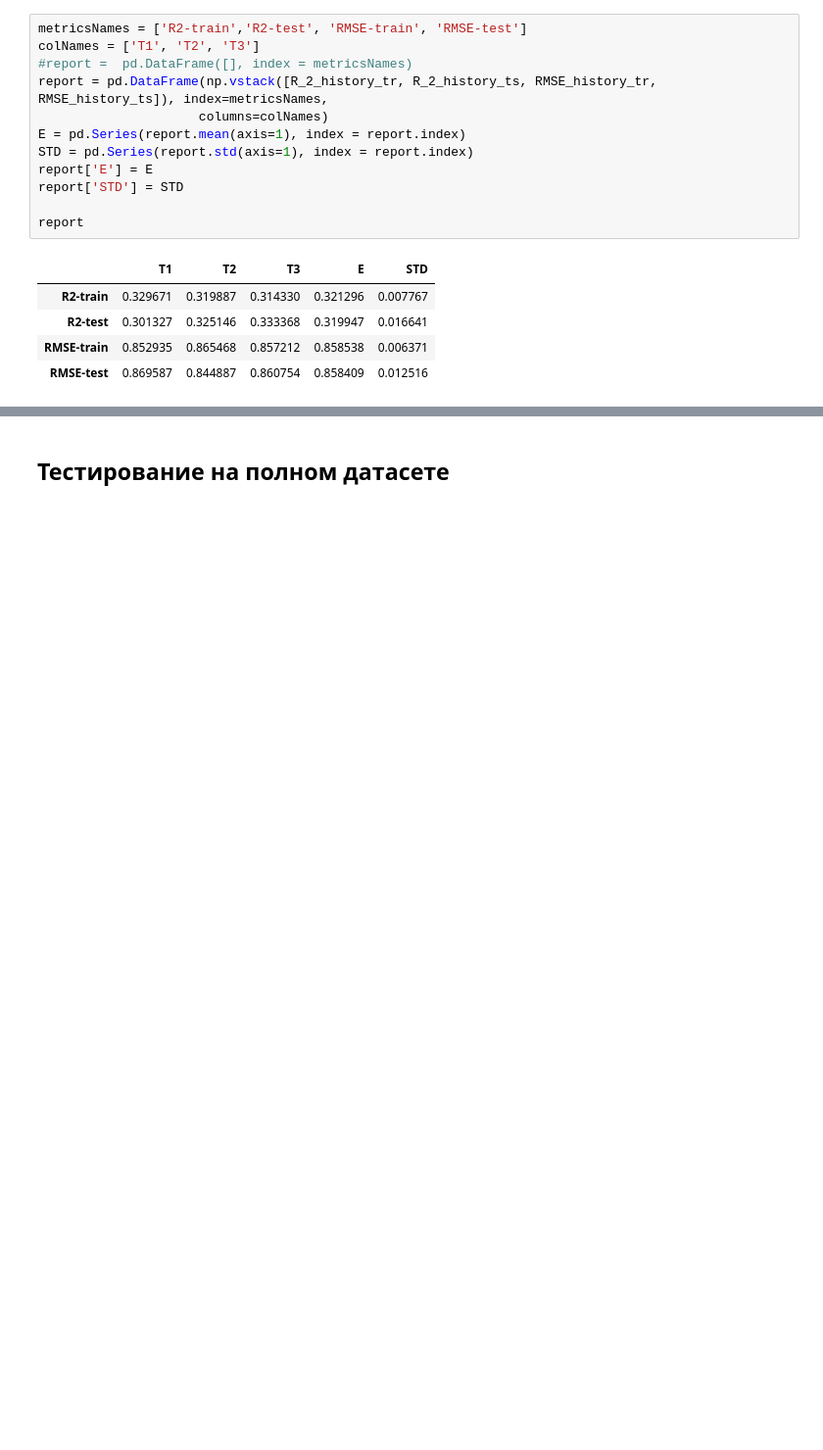
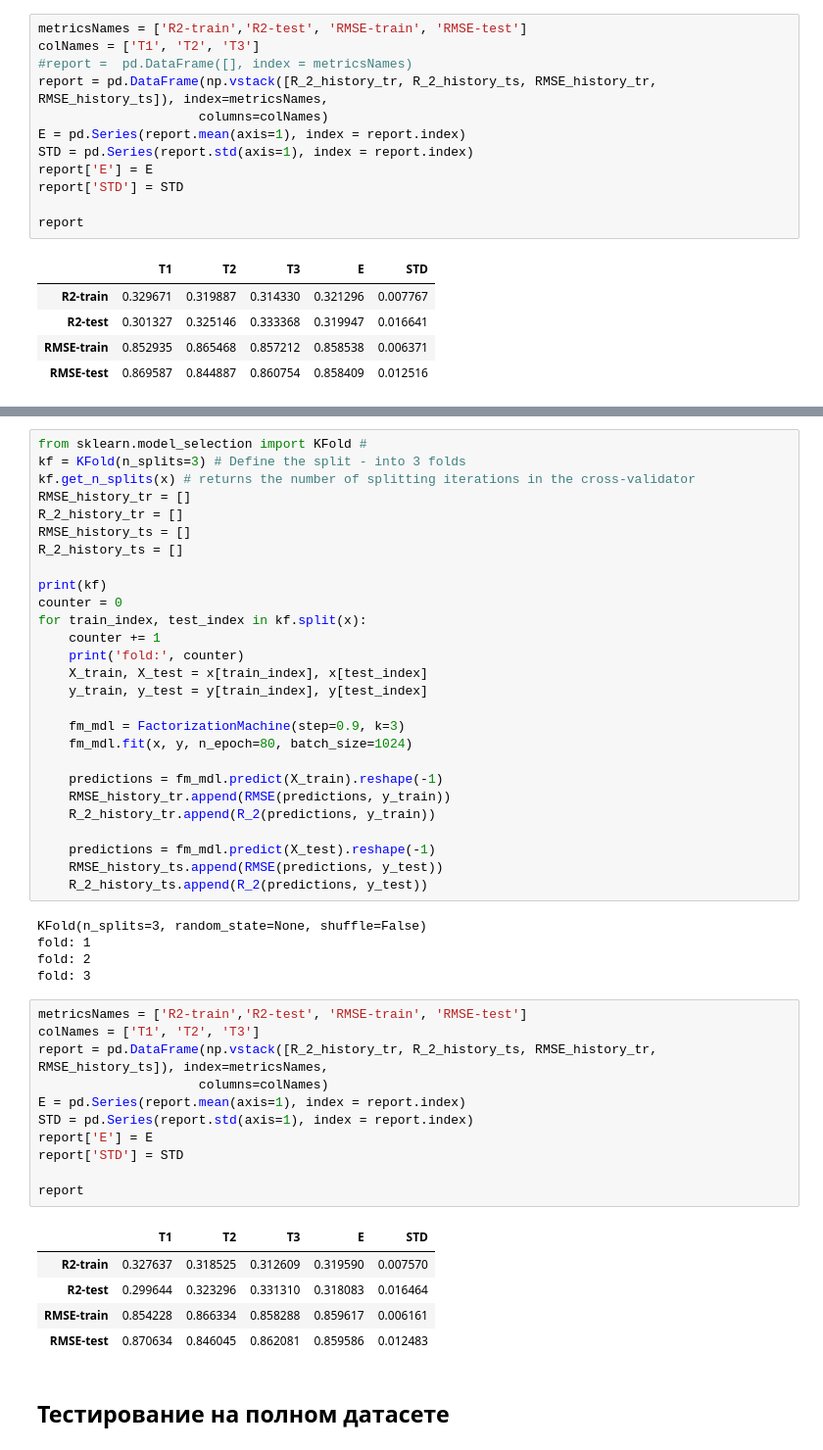
Before and after one commit to AniLiar/spsu-mm-machine-learning, a Jupyter notebook: autumn/task 2 - factorization machine/main.ipynb, the cells around one changed output, grey strips where cells are left out. Shown at 98% size. Cells and saved outputs as stored; diff of their text form; blank space fills up the shorter version.

Commit message:
fixed RMSE, R_2; changed learning rate func; restarted tests;

```diff
--- a/autumn/task 2 - factorization machine/main.ipynb
+++ b/autumn/task 2 - factorization machine/main.ipynb
@@ -341,3 +353,52 @@ report
+# %%
+from sklearn.model_selection import KFold #
+kf = KFold(n_splits=3) # Define the split - into 3 folds
+kf.get_n_splits(x) # returns the number of splitting iterations in the cross-validator
+RMSE_history_tr = []
+R_2_history_tr = []
+RMSE_history_ts = []
+R_2_history_ts = []
+
+print(kf)
+counter = 0
+for train_index, test_index in kf.split(x):
+    counter += 1
+    print('fold:', counter)
+    X_train, X_test = x[train_index], x[test_index]
+    y_train, y_test = y[train_index], y[test_index]
+
+    fm_mdl = FactorizationMachine(step=0.9, k=3)
+    fm_mdl.fit(x, y, n_epoch=80, batch_size=1024)
+
+    predictions = fm_mdl.predict(X_train).reshape(-1)
+    RMSE_history_tr.append(RMSE(predictions, y_train))
+    R_2_history_tr.append(R_2(predictions, y_train))
+
+    predictions = fm_mdl.predict(X_test).reshape(-1)
+    RMSE_history_ts.append(RMSE(predictions, y_test))
+    R_2_history_ts.append(R_2(predictions, y_test))
+# %% [output]
+KFold(n_splits=3, random_state=None, shuffle=False)
+fold: 1
+fold: 2
+fold: 3
+# %%
+metricsNames = ['R2-train','R2-test', 'RMSE-train', 'RMSE-test']
+colNames = ['T1', 'T2', 'T3']
+report = pd.DataFrame(np.vstack([R_2_history_tr, R_2_history_ts, RMSE_history_tr, RMSE_history_ts]), index=metricsNames,
+                     columns=colNames)
+E = pd.Series(report.mean(axis=1), index = report.index)
+STD = pd.Series(report.std(axis=1), index = report.index)
+report['E'] = E
+report['STD'] = STD
+
+report
+# %% [output]
+|  | T1 | T2 | T3 | E | STD |
+| R2-train | 0.327637 | 0.318525 | 0.312609 | 0.319590 | 0.007570 |
+| R2-test | 0.299644 | 0.323296 | 0.331310 | 0.318083 | 0.016464 |
+| RMSE-train | 0.854228 | 0.866334 | 0.858288 | 0.859617 | 0.006161 |
+| RMSE-test | 0.870634 | 0.846045 | 0.862081 | 0.859586 | 0.012483 |
 # %% [markdown]
 ## Тестирование на полном датасете
 # %% [markdown]
```
Also changed, not shown: parts of 28 cells of this notebook.
